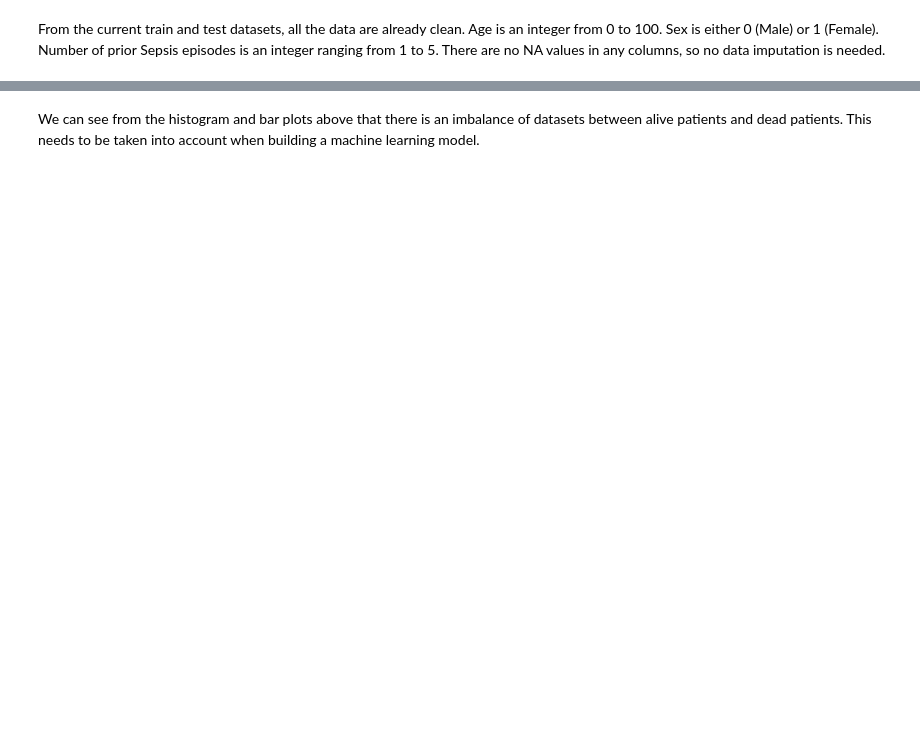
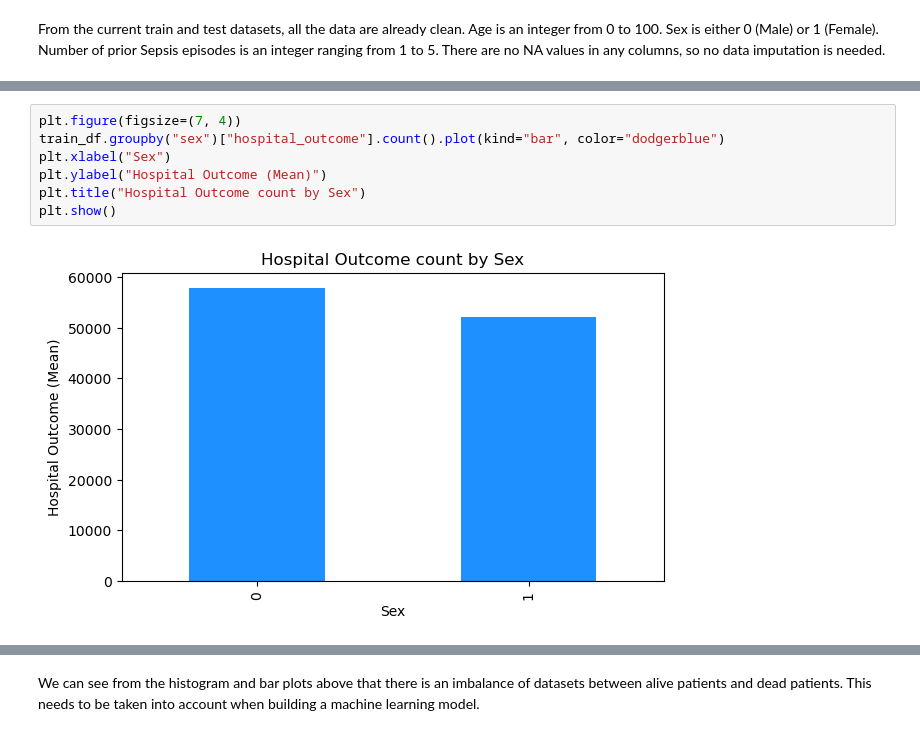
Before and after one commit to Eligoze75/Sepsis-Survival-Minimal-Clinical-Records, a Jupyter notebook: src/sepsis-predictor-report.ipynb, the cells around one changed output, grey strips where cells are left out. Cells and saved outputs as stored; diff of their text form; blank space fills up the shorter version.

```diff
--- a/src/sepsis-predictor-report.ipynb
+++ b/src/sepsis-predictor-report.ipynb
@@ -139,0 +98,9 @@ episode_number_plot | sex_plot
+# %%
+plt.figure(figsize=(7, 4))
+train_df.groupby("sex")["hospital_outcome"].count().plot(kind="bar", color="dodgerblue")
+plt.xlabel("Sex")
+plt.ylabel("Hospital Outcome (Mean)")
+plt.title("Hospital Outcome count by Sex")
+plt.show()
+# %% [output]
+[figure, added]
```
Also changed, not shown: parts of 24 cells of this notebook, 6 other files.
